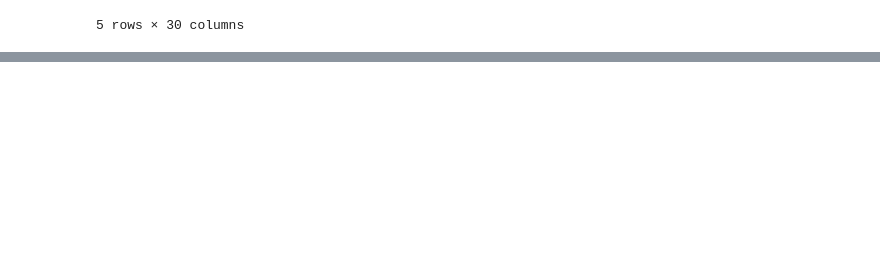
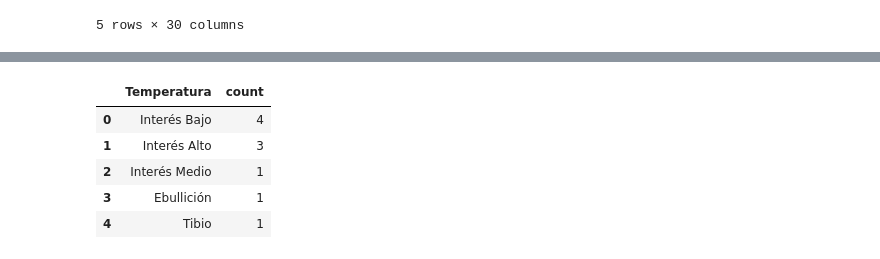
Before and after one commit to a01739136-tech/extraccion_caracteristicas, a Jupyter notebook: Actividad 4.2/codigo_g4.ipynb, the cells around one changed output, grey strips where cells are left out. Saved outputs shown, nothing was run; the diff lists cells and outputs as text; code cells hidden in the pictures; blank space fills up the shorter version.

```diff
--- a/Actividad 4.2/codigo_g4.ipynb
+++ b/Actividad 4.2/codigo_g4.ipynb
@@ -265,0 +91,15 @@ plt.show()
+# %%
+Tabla_temperatura = (
+    bitacora["Temperatura "]
+    .value_counts()
+    .reset_index()
+)
+
+Tabla_temperatura
+# %% [output]
+|  | Temperatura | count |
+| 0 | Interés Bajo | 4 |
+| 1 | Interés Alto | 3 |
+| 2 | Interés Medio | 1 |
+| 3 | Ebullición | 1 |
+| 4 | Tibio | 1 |
```
Also changed, not shown: parts of 24 cells of this notebook.
